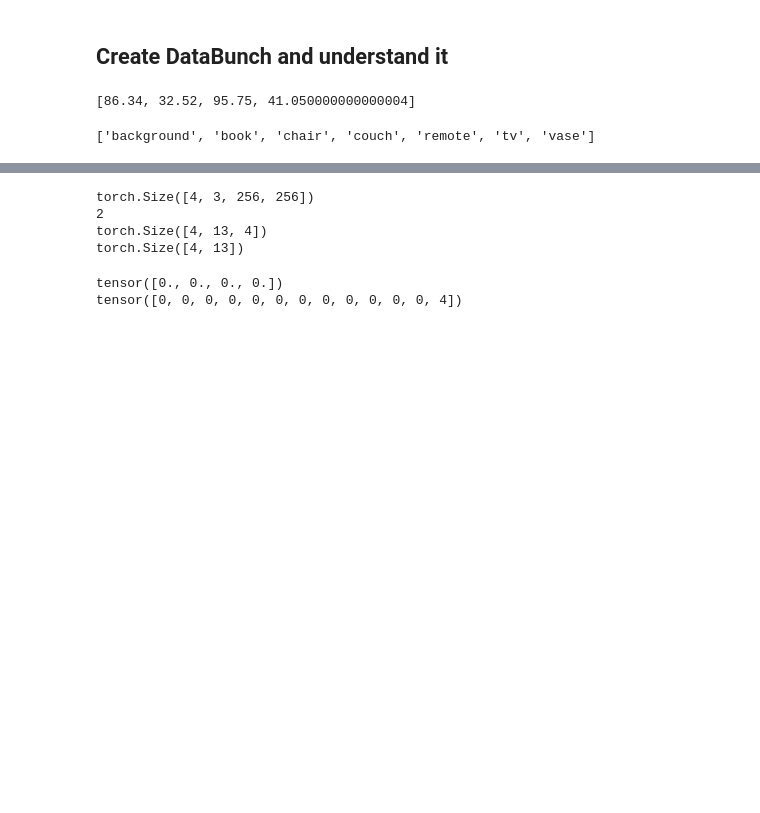
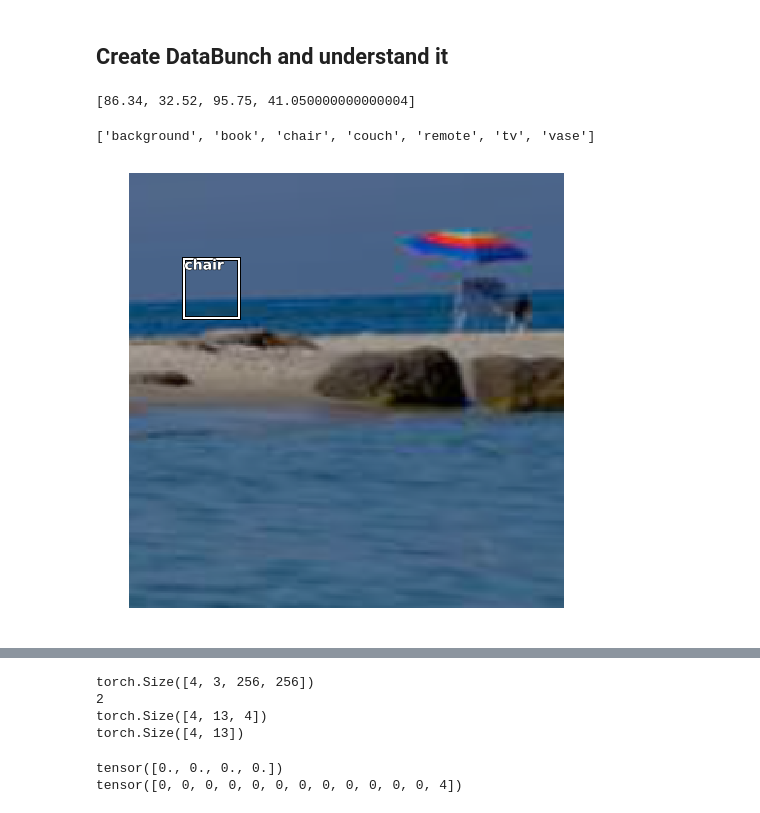
Before and after one commit to pouannes/totex, a Jupyter notebook: RetinaNet.ipynb, the cells around one changed output, grey strips where cells are left out. Cells and saved outputs as stored; diff of their text form; code cells hidden in the pictures; blank space fills up the shorter version.

```diff
--- a/RetinaNet.ipynb
+++ b/RetinaNet.ipynb
@@ -39,4 +39,10 @@ data = (ObjectItemList.from_folder(path)
 data.classes
 # %% [output]
 ['background', 'book', 'chair', 'couch', 'remote', 'tv', 'vase']
+# %%
+i = 4
+img = data.train_ds[i][0]
+img.show(figsize=(8,8), y=data.train_ds[i][1])
+# %% [output]
+[figure, added]
 # %%
```
Also changed, not shown: parts of 1 cell of this notebook, 2 other files.
